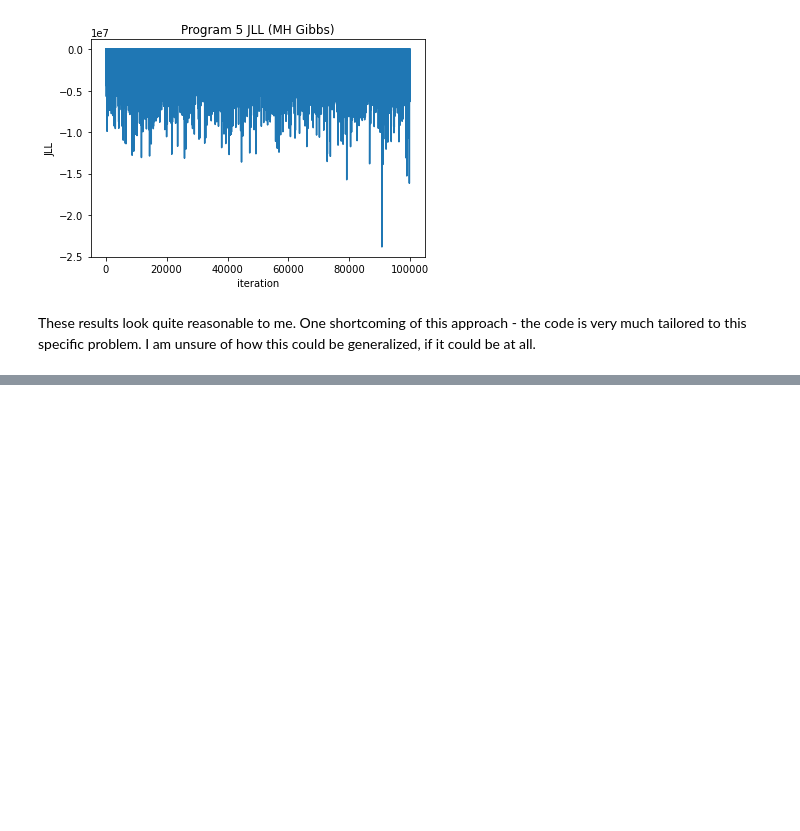
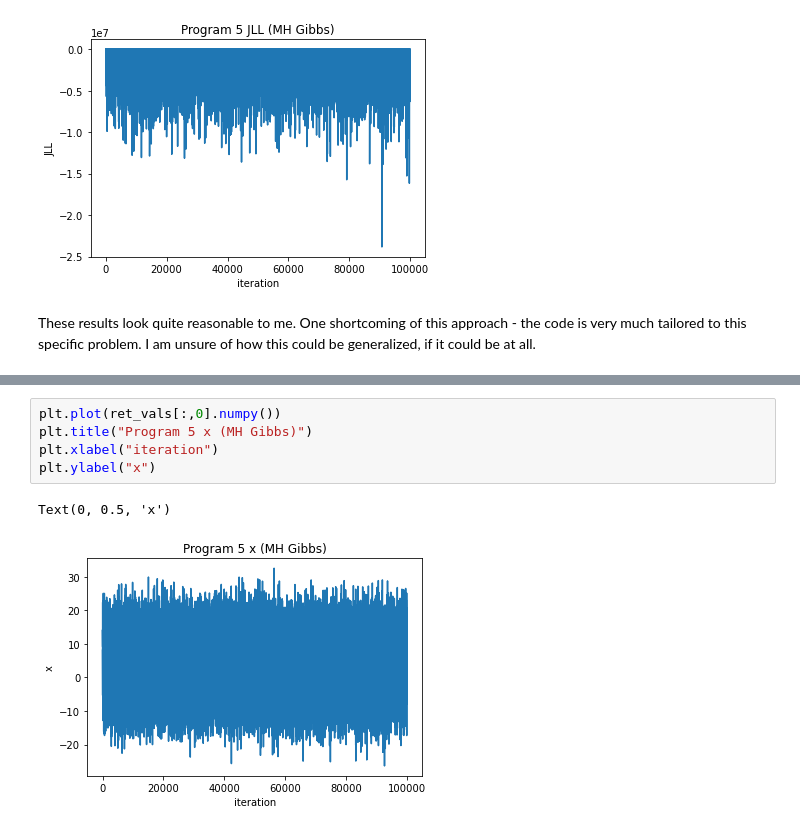
Before and after one commit to lone-duck/hw-cs532, a Jupyter notebook: hw3/analysis.ipynb, the cells around one changed output, grey strips where cells are left out. Saved outputs shown, nothing was run; the diff lists cells and outputs as text; blank space fills up the shorter version.

```diff
--- a/hw3/analysis.ipynb
+++ b/hw3/analysis.ipynb
@@ -1172,0 +1313,8 @@ These results look quite reasonable to me. One shortcoming of this approach - th
+# %%
+plt.plot(ret_vals[:,0].numpy())
+plt.title("Program 5 x (MH Gibbs)")
+plt.xlabel("iteration")
+plt.ylabel("x")
+# %% [output]
+Text(0, 0.5, 'x')
+[figure, added]
```
Also changed, not shown: parts of 12 cells of this notebook, 1 other file.
